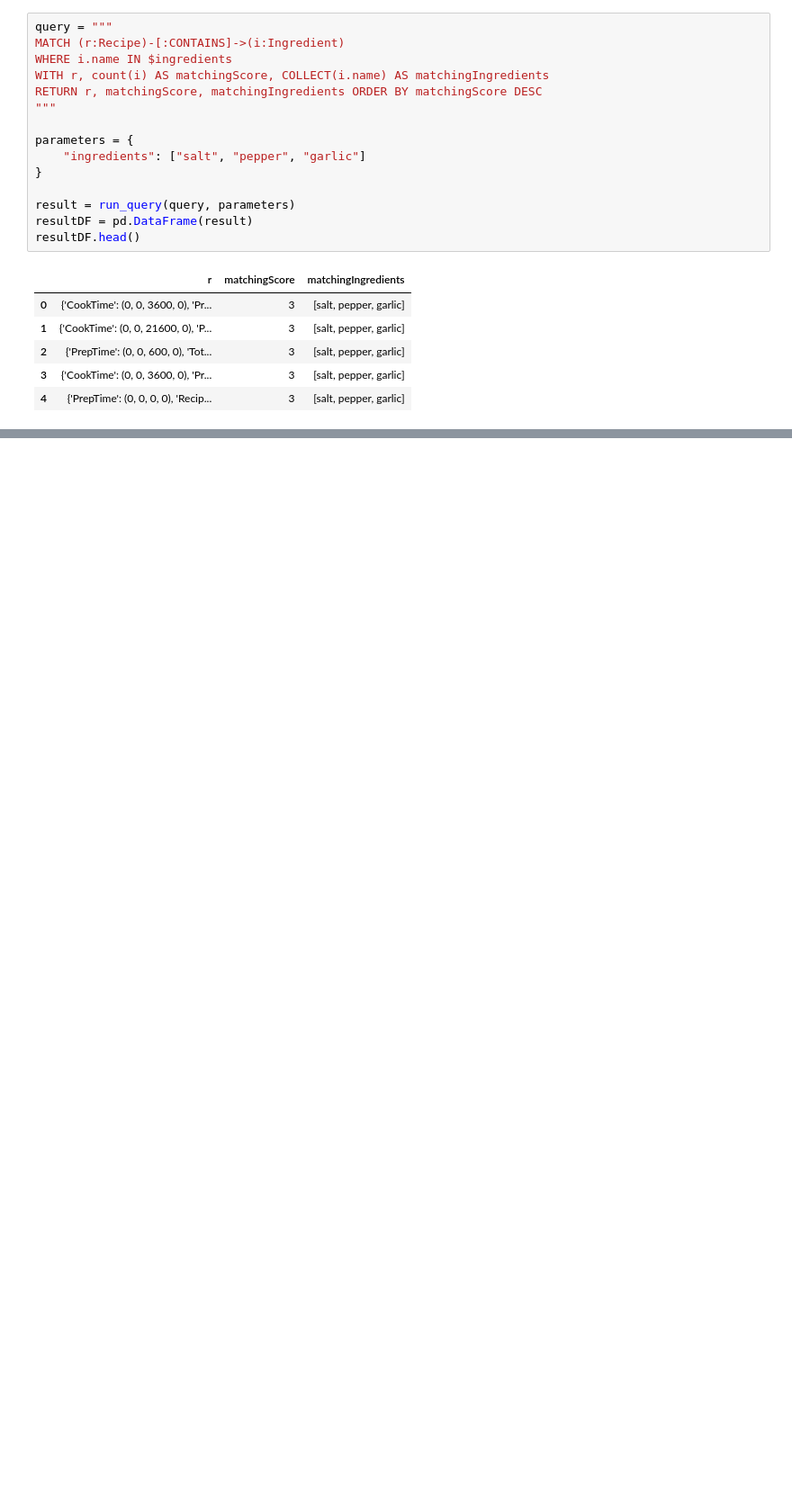
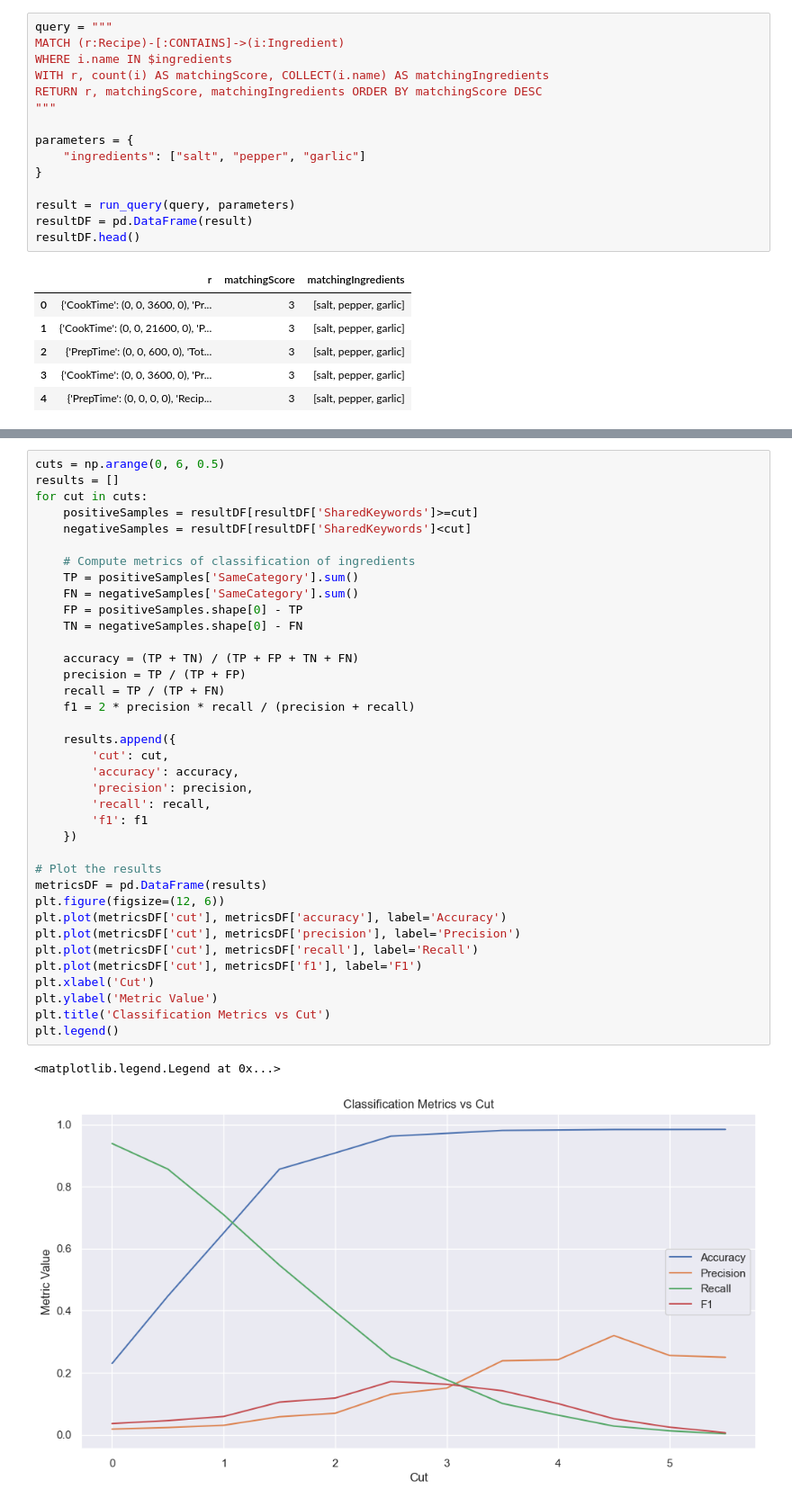
Before and after one commit to PaoloGinefra/SMBUD_project_24, a Jupyter notebook: Neo4J/DataAnalysis/DataAnalysis.ipynb, the cells around one changed output, grey strips where cells are left out. Shown at 90% size. Cells and saved outputs as stored; diff of their text form; blank space fills up the shorter version.

```diff
--- a/Neo4J/DataAnalysis/DataAnalysis.ipynb
+++ b/Neo4J/DataAnalysis/DataAnalysis.ipynb
@@ -395,0 +580,40 @@ resultDF.head()
+# %%
+cuts = np.arange(0, 6, 0.5)
+results = []
+for cut in cuts:
+    positiveSamples = resultDF[resultDF['SharedKeywords']>=cut]
+    negativeSamples = resultDF[resultDF['SharedKeywords']<cut]
+
+    # Compute metrics of classification of ingredients
+    TP = positiveSamples['SameCategory'].sum()
+    FN = negativeSamples['SameCategory'].sum()
+    FP = positiveSamples.shape[0] - TP
+    TN = negativeSamples.shape[0] - FN
+
+    accuracy = (TP + TN) / (TP + FP + TN + FN)
+    precision = TP / (TP + FP)
+    recall = TP / (TP + FN)
+    f1 = 2 * precision * recall / (precision + recall)
+
+    results.append({
+        'cut': cut,
+        'accuracy': accuracy,
+        'precision': precision,
+        'recall': recall,
+        'f1': f1
+    })
+
+# Plot the results
+metricsDF = pd.DataFrame(results)
+plt.figure(figsize=(12, 6))
+plt.plot(metricsDF['cut'], metricsDF['accuracy'], label='Accuracy')
+plt.plot(metricsDF['cut'], metricsDF['precision'], label='Precision')
+plt.plot(metricsDF['cut'], metricsDF['recall'], label='Recall')
+plt.plot(metricsDF['cut'], metricsDF['f1'], label='F1')
+plt.xlabel('Cut')
+plt.ylabel('Metric Value')
+plt.title('Classification Metrics vs Cut')
+plt.legend()
+# %% [output]
+<matplotlib.legend.Legend at 0x...>
+[figure, added]
```
Also changed, not shown: parts of 6 cells of this notebook, 6 other files.
